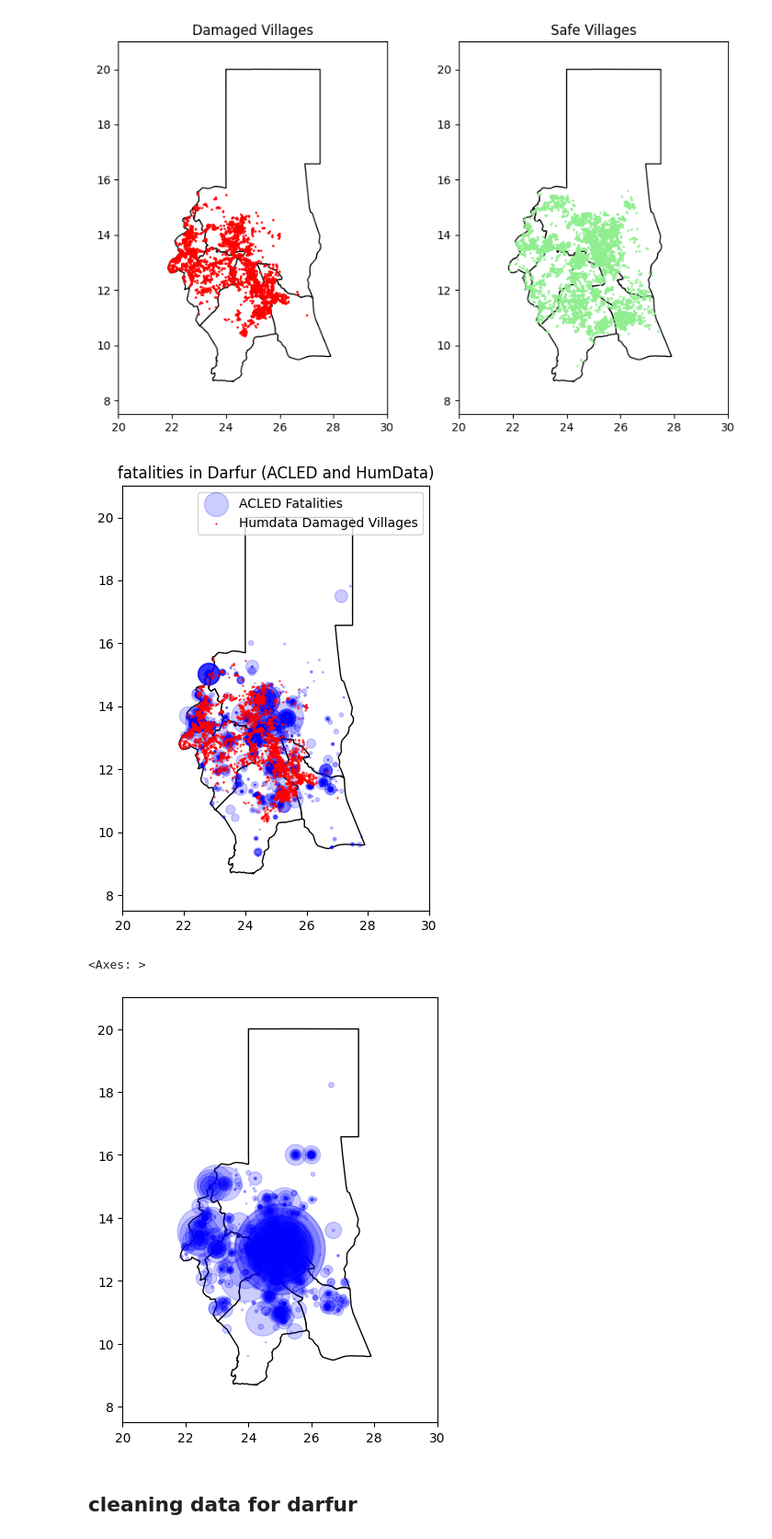
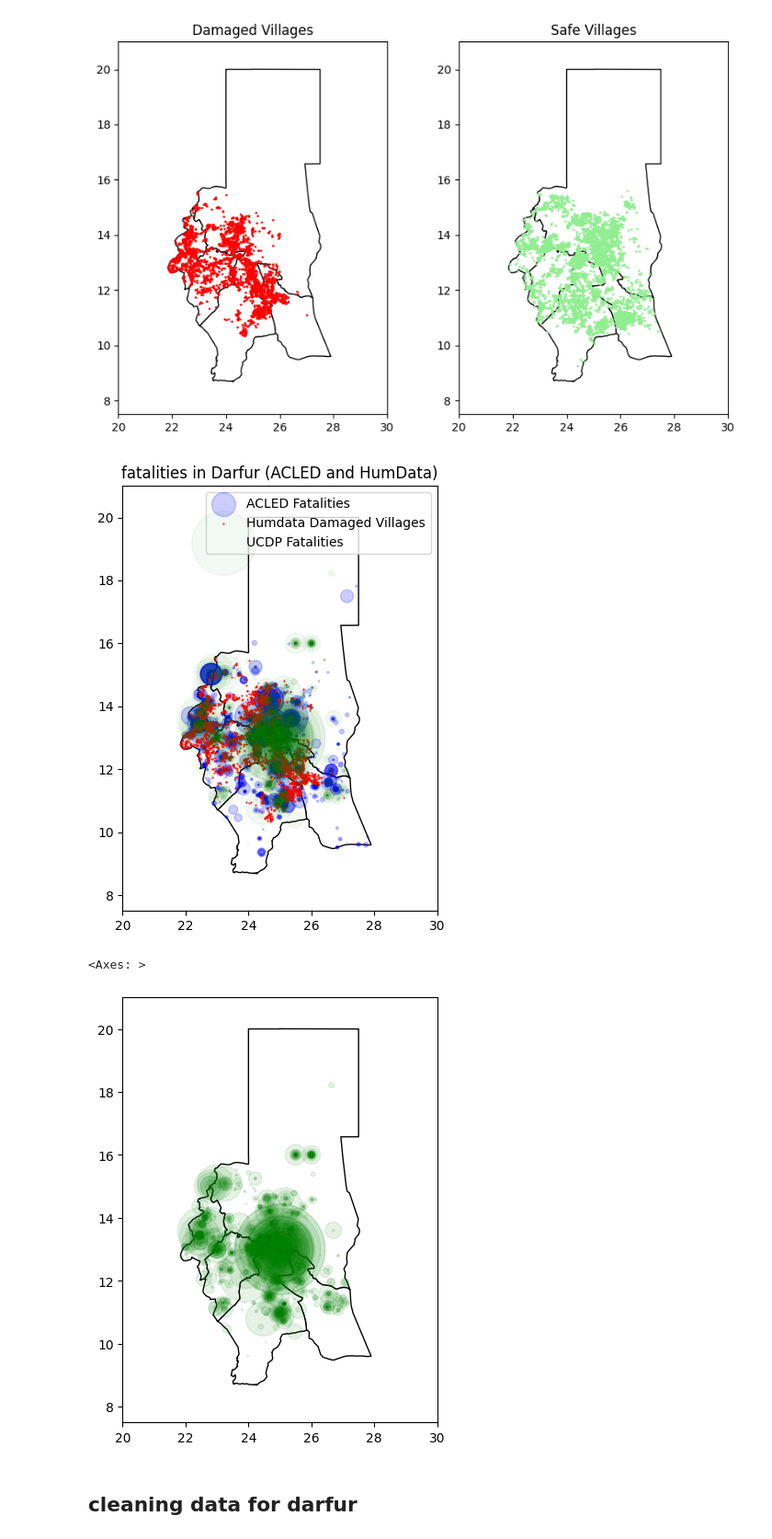
Before and after one commit to kaylanhua/conflicts, a Jupyter notebook: random_forest/darfur.ipynb, the cells around one changed output. Shown at 92% size. Drawn from its saved outputs; the diff is of its cells as text; code cells hidden in the pictures.

```diff
--- a/random_forest/darfur.ipynb
+++ b/random_forest/darfur.ipynb
@@ -71,30 +77,25 @@ plt.show()
 fig, ax = plt.subplots(figsize=(10, 6))
 plot_darfur(ax)
 
-darfur_acled['geometry'] = gpd.points_from_xy(darfur_acled["LONGITUDE"], darfur_acled["LATITUDE"])
-darfur_acled = gpd.GeoDataFrame(darfur_acled, geometry='geometry')
 darfur_acled.plot(ax=ax, color='blue', markersize=darfur_acled["FATALITIES"], alpha=0.2)
 damaged_villages.plot(ax=ax, color='red', markersize=0.25)
 # safe_villages.plot(ax=ax, color='lightgreen', markersize=0.25)
+darfur_ucdp.plot(ax=ax, color='green', markersize=darfur_ucdp["best_est"], alpha=0.05)
 
-plt.legend(["ACLED Fatalities", "Humdata Damaged Villages"])
+plt.legend(["ACLED Fatalities", "Humdata Damaged Villages", "UCDP Fatalities"])
 plt.title("fatalities in Darfur (ACLED and HumData)")
 plt.show()
 # %% [output]
-[figure, old version]
+[figure, new version]
 # %%
 ## plot UCDP data
-from shapely import wkt
-
 fig, ax = plt.subplots(figsize=(10, 6))
 plot_darfur(ax)
 
-darfur_ucdp['COORDS'] = darfur_ucdp["COORDS"].apply(wkt.loads)
-darfur_ucdp = gpd.GeoDataFrame(darfur_ucdp, geometry='COORDS')
-darfur_ucdp.plot(ax=ax, color='blue', markersize=darfur_ucdp["best_est"], alpha=0.2)
+darfur_ucdp.plot(ax=ax, color='green', markersize=darfur_ucdp["best_est"], alpha=0.1)
 # %% [output]
 <Axes: >
-[figure, old version]
+[figure, new version]
 # %% [markdown]
 ## cleaning data for darfur
 # %%
```
Also changed, not shown: parts of 2 cells of this notebook.
